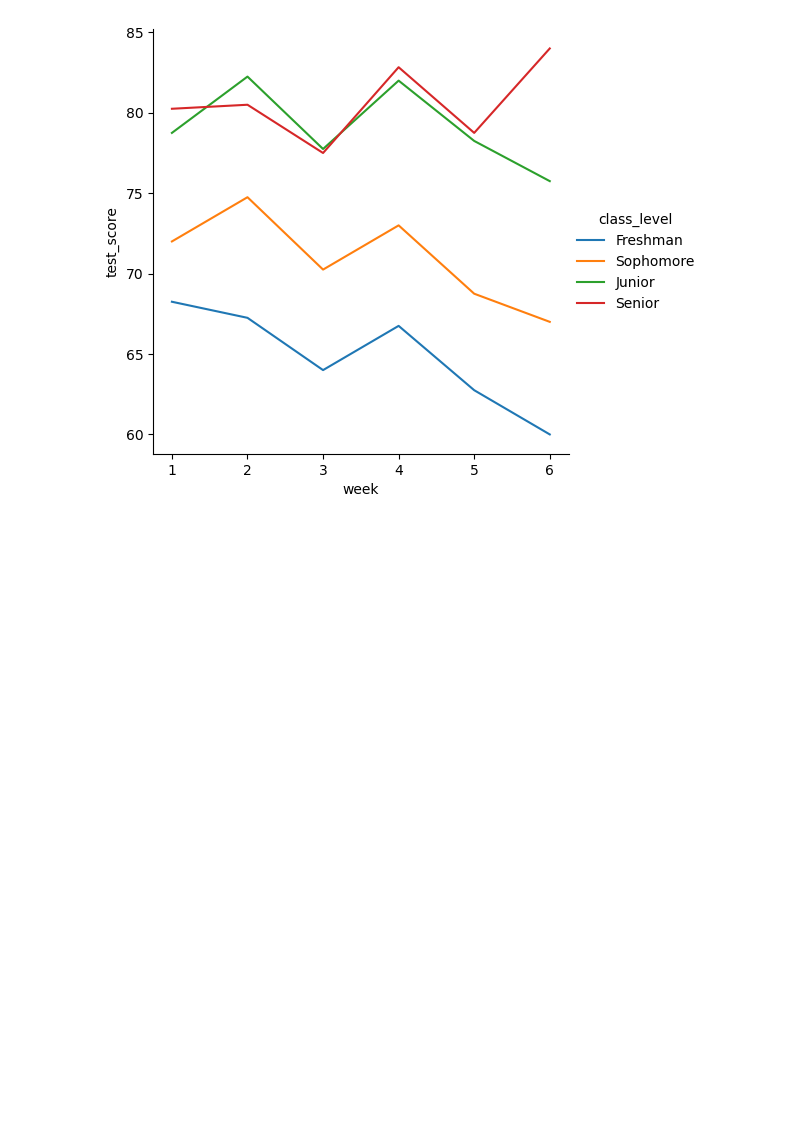
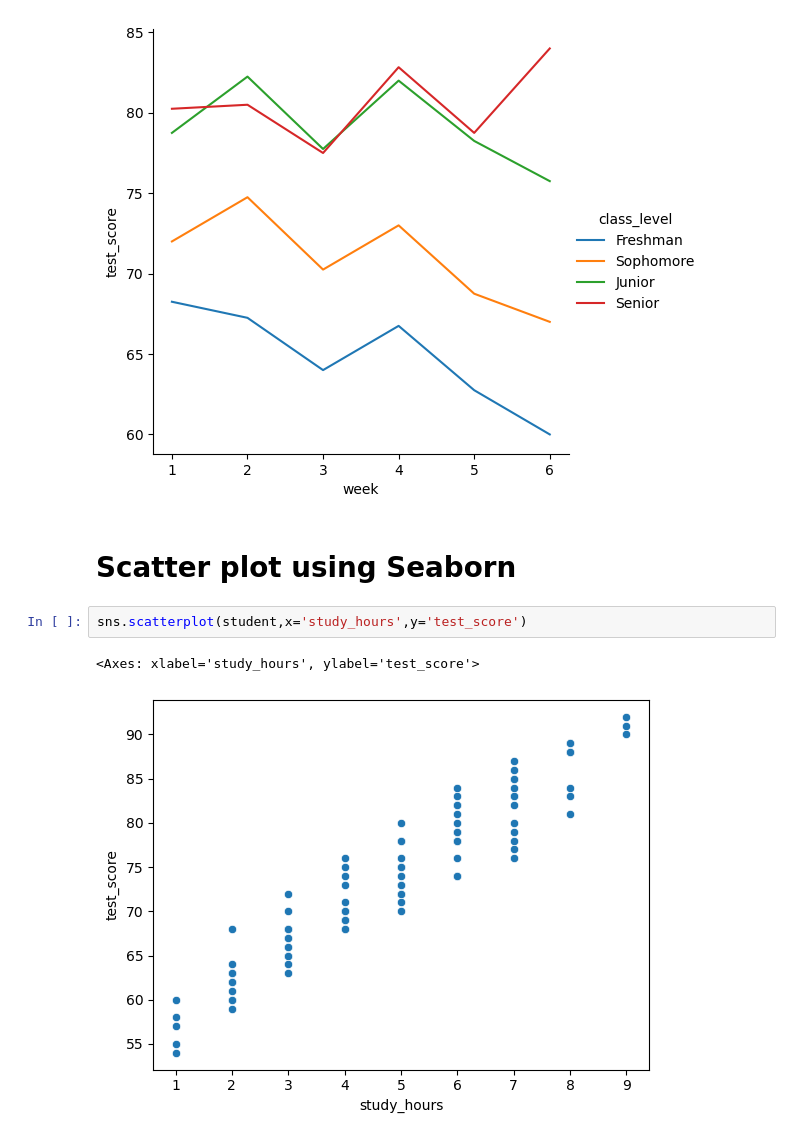
Before and after one commit to Dev-Maidul/Matplotlib, a Jupyter notebook: Seaborn.ipynb, the cells around one changed output. Drawn from its saved outputs; the diff is of its cells as text; blank space fills up the shorter version.

Commit message:
learn histogram and scatter

```diff
--- a/Seaborn.ipynb
+++ b/Seaborn.ipynb
@@ -33,3 +33,10 @@ sns.relplot(kind='line',data=student,x='week',y='test_score',errorbar=None,hue='
 # %% [output]
 <seaborn.axisgrid.FacetGrid at 0x...>
 [figure]
+# %% [markdown]
+# Scatter plot using Seaborn
+# %%
+sns.scatterplot(student,x='study_hours',y='test_score')
+# %% [output]
+<Axes: xlabel='study_hours', ylabel='test_score'>
+[figure, added]
```
Also changed, not shown: parts of 18 cells of this notebook, 1 other file.
